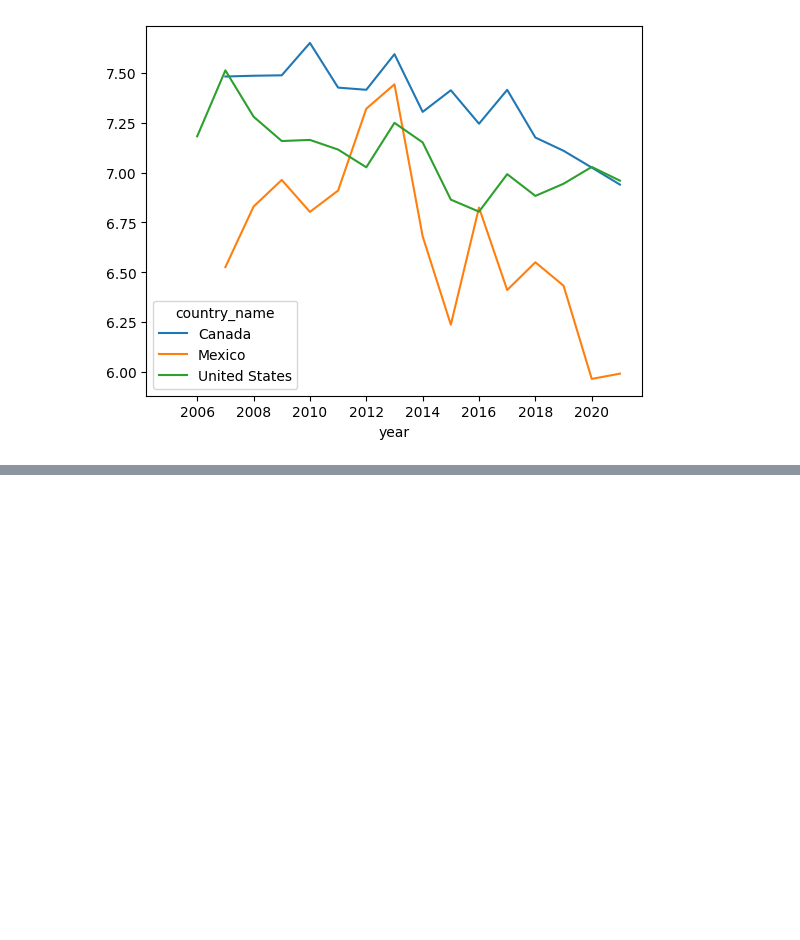
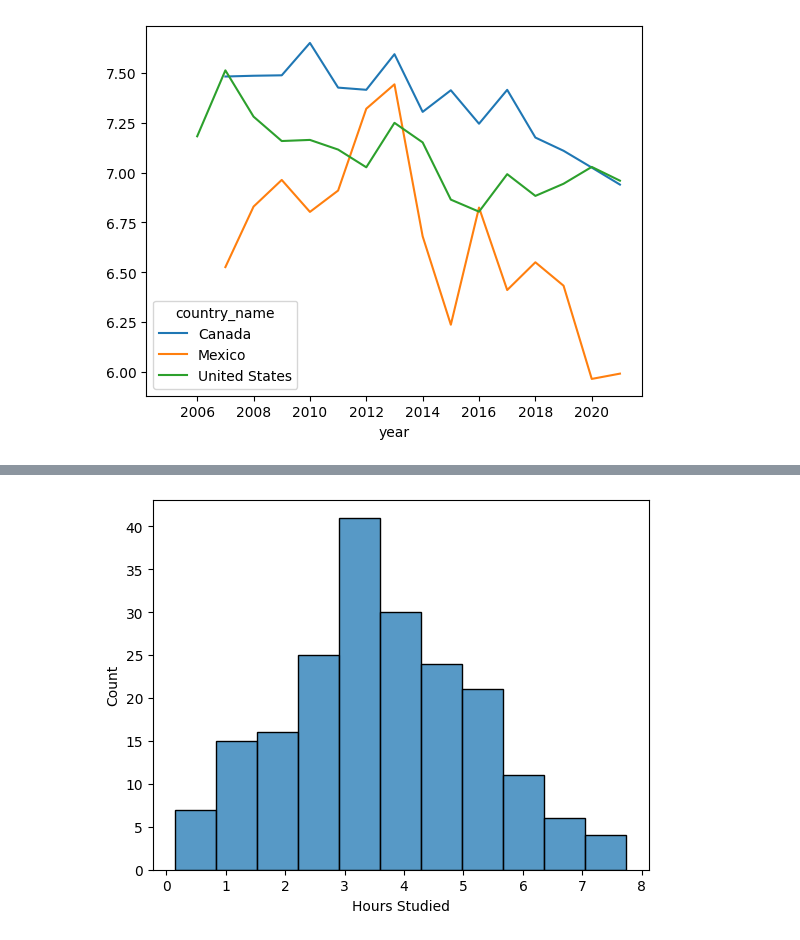
Before and after one commit to sairaawahid/Data-Science-in-Python-Data-Prep-EDA, a Jupyter notebook: Exploratory Data Analysis/Exploratory_data_analysis.ipynb, the cells around one changed output, grey strips where cells are left out. Saved outputs shown, nothing was run; the diff lists cells and outputs as text; code cells hidden in the pictures; blank space fills up the shorter version.

```diff
--- a/Exploratory Data Analysis/Exploratory_data_analysis.ipynb
+++ b/Exploratory Data Analysis/Exploratory_data_analysis.ipynb
@@ -302,0 +383,5 @@ happiness[happiness.country_name == 'Mexico'].iloc[:, 1:3].plot.line(x='year', y
+# %%
+# Histogram of continuous data
+sns.histplot(student_data['Hours Studied']);
+# %% [output]
+[figure, added]
```
Also changed, not shown: parts of 12 cells of this notebook.
